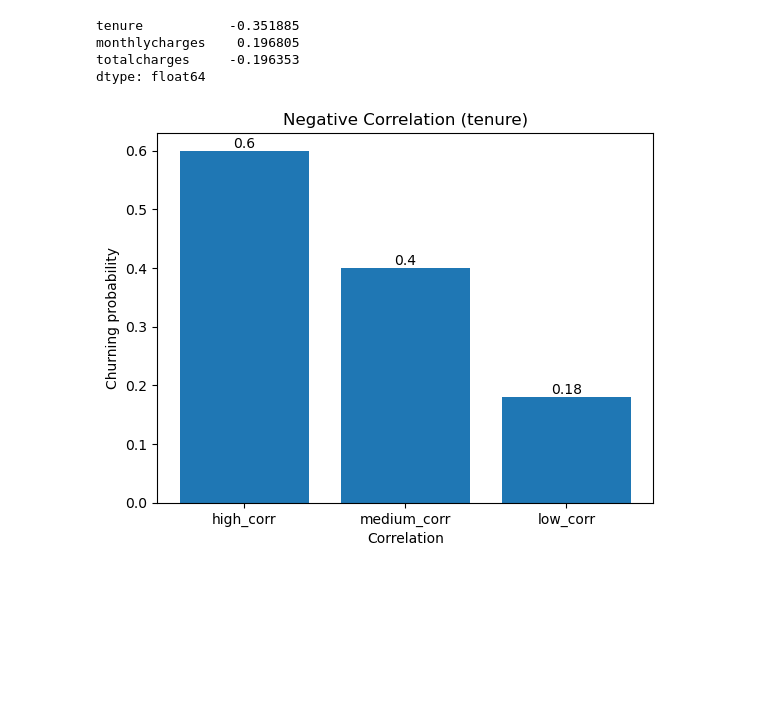
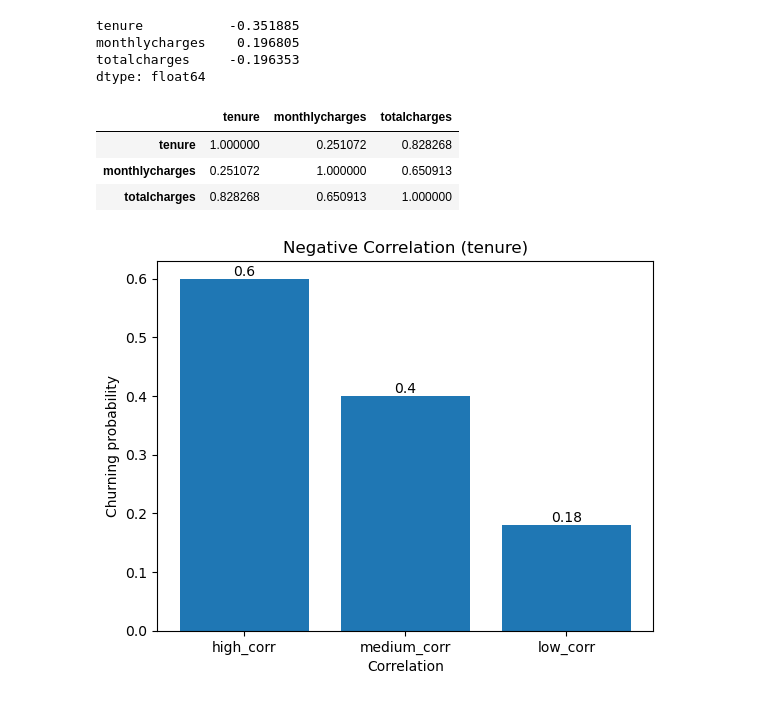
Before and after one commit to harg74/ML_ZoomCamp_2022, a Jupyter notebook: 3-Machine_Learning_for_Classification/03-machine_learning_for_classification.ipynb, the cells around one changed output. Saved outputs shown, nothing was run; the diff lists cells and outputs as text; code cells hidden in the pictures; blank space fills up the shorter version.

```diff
--- a/3-Machine_Learning_for_Classification/03-machine_learning_for_classification.ipynb
+++ b/3-Machine_Learning_for_Classification/03-machine_learning_for_classification.ipynb
@@ -434,6 +434,13 @@ tenure           -0.351885
 monthlycharges    0.196805
 totalcharges     -0.196353
 dtype: float64
+# %%
+df_full_train[numerical].corr()
+# %% [output]
+|  | tenure | monthlycharges | totalcharges |
+| tenure | 1.000000 | 0.251072 | 0.828268 |
+| monthlycharges | 0.251072 | 1.000000 | 0.650913 |
+| totalcharges | 0.828268 | 0.650913 | 1.000000 |
 # %%
 # if they have stayed within a range of less or two months the more likely they will churn
 high_corr_tenure = round(df_full_train[df_full_train.tenure <= 2].churn.mean(),2)
```
Also changed, not shown: parts of 90 cells of this notebook.
